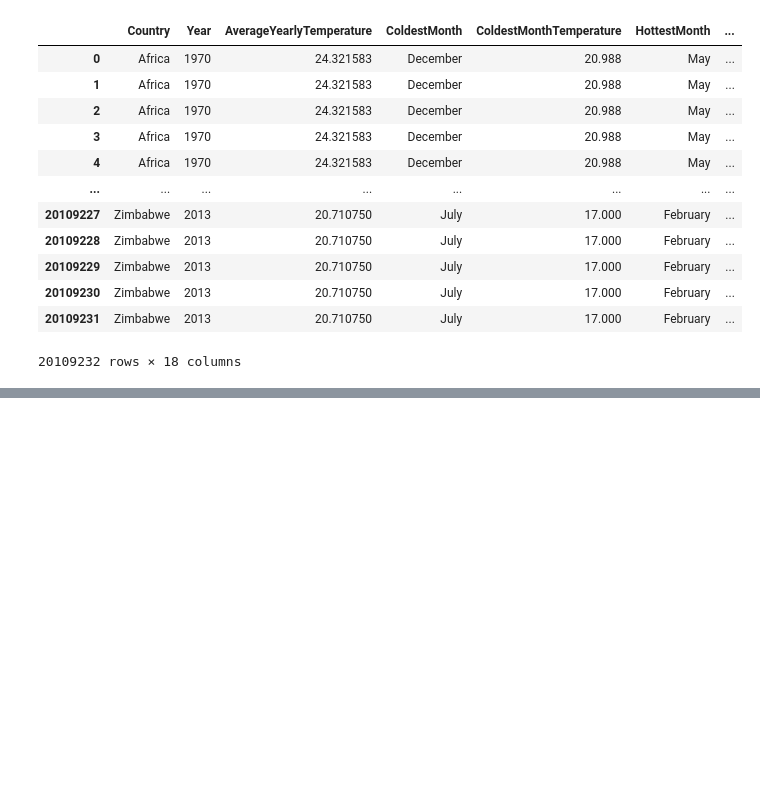
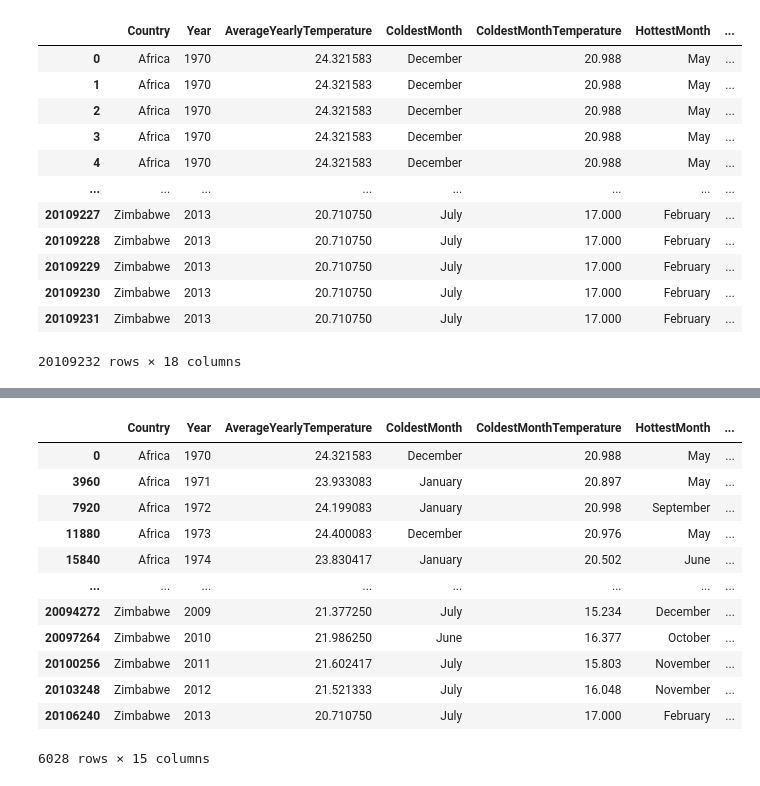
Before and after one commit to EricVan14/ClimateChangeDataMart, a Jupyter notebook: ClimateChangeDataMart.ipynb, the cells around one changed output, grey strips where cells are left out. Cells and saved outputs as stored; diff of their text form; code cells hidden in the pictures; blank space fills up the shorter version.

Commit message:
Merged datasets, got rid of industry column,  only one row per year per country

```diff
--- a/ClimateChangeDataMart.ipynb
+++ b/ClimateChangeDataMart.ipynb
@@ -275,3 +275,10 @@ merged_df
 | 20109230 | Zimbabwe | 2013 | 20.710750 | July | 17.000 | February | ... |
 | 20109231 | Zimbabwe | 2013 | 20.710750 | July | 17.000 | February | ... |
 20109232 rows × 18 columns
+# %%
+# Sum emissions across different gas types
+merged_df['Emissions'] = merged_df[['CO2_Emissions', 'GreenhouseGas_Emissions', 'Methane_Emissions', 'NitrousOxide_Emissions', 'FluorinatedGases_Emissions']].sum(axis=1)
+
+# Drop the 'Gas_Type' column
+merged_df.drop(columns=['Gas_Type', 'Industry', 'year'], inplace=True)
+merged_df
@@ -277,0 +299,18 @@ merged_df
+# %%
+# Remove duplicate rows based on 'Country' and 'year' columns
+merged_df = merged_df.drop_duplicates(subset=['Country', 'Year'])
+merged_df
+# %% [output]
+|  | Country | Year | AverageYearlyTemperature | ColdestMonth | ColdestMonthTemperature | HottestMonth | ... |
+| 0 | Africa | 1970 | 24.321583 | December | 20.988 | May | ... |
+| 3960 | Africa | 1971 | 23.933083 | January | 20.897 | May | ... |
+| 7920 | Africa | 1972 | 24.199083 | January | 20.998 | September | ... |
+| 11880 | Africa | 1973 | 24.400083 | December | 20.976 | May | ... |
+| 15840 | Africa | 1974 | 23.830417 | January | 20.502 | June | ... |
+| ... | ... | ... | ... | ... | ... | ... | ... |
+| 20094272 | Zimbabwe | 2009 | 21.377250 | July | 15.234 | December | ... |
+| 20097264 | Zimbabwe | 2010 | 21.986250 | June | 16.377 | October | ... |
+| 20100256 | Zimbabwe | 2011 | 21.602417 | July | 15.803 | November | ... |
+| 20103248 | Zimbabwe | 2012 | 21.521333 | July | 16.048 | November | ... |
+| 20106240 | Zimbabwe | 2013 | 20.710750 | July | 17.000 | February | ... |
+6028 rows × 15 columns
```
Also changed, not shown: parts of 1 cell of this notebook.
